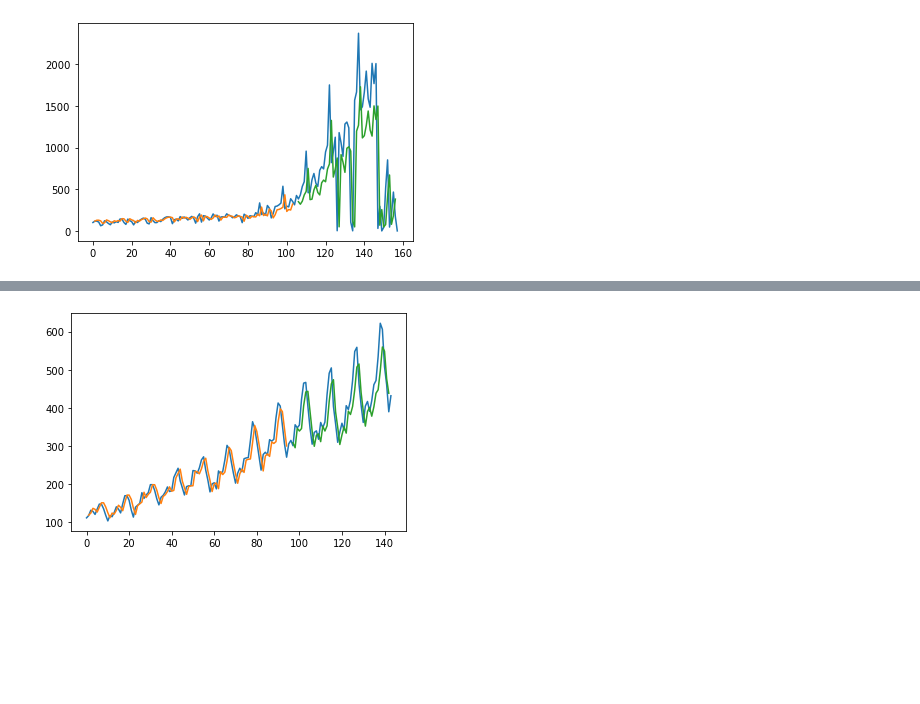
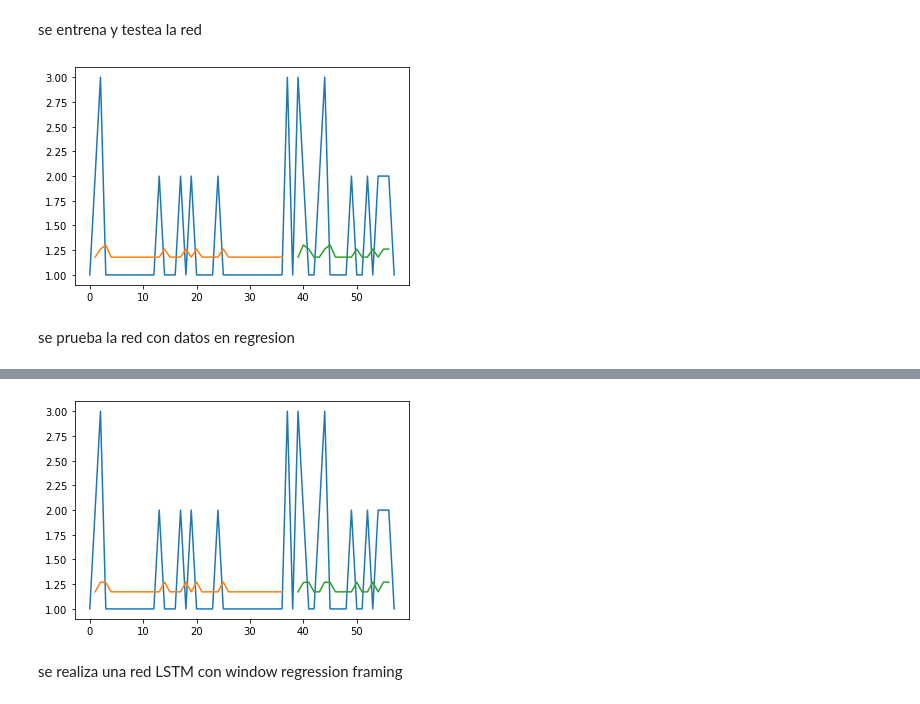
Before and after one commit to robertoneris/taller2-Roberto-Neris-Anibal-Paez, a Jupyter notebook: 4.Taller 2 BigData LSTM.ipynb, the cells around one changed output, grey strips where cells are left out. Cells and saved outputs as stored; diff of their text form; code cells hidden in the pictures; blank space fills up the shorter version.

```diff
--- a/4.Taller 2 BigData LSTM.ipynb
+++ b/4.Taller 2 BigData LSTM.ipynb
@@ -51,9 +54,8 @@ def convertfecha(month_name):
 df_year = df.sort_values('Año')
 df_reorder = df_year.groupby(["Año","Mes"]).count()
 df_back = df_reorder.reset_index()
-df_back = df_back.drop(labels = 437, axis = 0)
 df_fdf = pd.DataFrame(df_back.Titulo).copy()
-df_fdf["fecha"] = df_back.Año + " " + df_back.Mes
+df_fdf["fecha"] = df_back.Año.apply(str)  + " " + df_back.Mes.apply(str)
 df_fdf.reindex(columns = ["fecha","Titulo"])
 df_fdf.rename({"Titulo" :"Publicaciones"},axis = 1)
 # %% [output]
@@ -105,5 +103,5 @@ for i in range(len(list_df_new)):
                 list_df_new[j][0] += 1
 flist_df = []
 for i in range(len(list_df_new)):
-    if ("-" in list_df_new[i][1]) == False and ("." in list_df_new[i][1]) == False and ("Fal" in list_df_new[i][1]) == False and ("Sum" in list_df_new[i][1]) == False and ("Win" in list_df_new[i][1]) == False and  ("Spr" in list_df_new[i][1]) == False:
+    if ("-" in list_df_new[i][1]) == False and ("2020" in list_df_new[i][1]) == False and ("." in list_df_new[i][1]) == False and ("Fal" in list_df_new[i][1]) == False and ("Sum" in list_df_new[i][1]) == False and ("Win" in list_df_new[i][1]) == False and  ("Spr" in list_df_new[i][1]) == False:
         flist_df.append(list_df_new[i])
@@ -119,7 +113,7 @@ cmonths = ["Jan","Feb","Mar","Apr","May","Jun","Jul","Aug","Sep","Oct","Nov","De
 for i in range(len(flist_df)):
     month = flist_df[i][1].split()[1]
     month = month.replace(".","")
-    month = re.sub('[!,*)@#%(&$_?.^:-]', '', month)
+    month = re.sub("[!,*)@#%(&$_?.^:-]'", '', month)
     for j in range(9):
         month = month.replace(str(j),"")
     for k in range(len(months)):
@@ -131,5 +125,4 @@ for i in range(len(flist_df)):
     year = year.replace(" ","")
     month = convertfecha(month)
     new_value = str(year) + "-" + str(month)
-    flist_df[i][1] = new_value
 # %% [output]
@@ -251,3 +229,5 @@ Test Score: 537.80 RMSE
+# %% [markdown]
+se entrena y testea la red
 # %%
 # shift train predictions for plotting
 trainPredictPlot = numpy.empty_like(dataset)
@@ -263,9 +243,11 @@ plt.plot(trainPredictPlot)
 plt.plot(testPredictPlot)
 plt.show()
 # %% [output]
-[figure, old version]
+[figure, new version]
+# %% [markdown]
+se prueba la red con datos en regresion
 # %%
-# LSTM for international airline passengers problem with regression framing
+# LSTM para las publicaciones 2010-2021 con regression framing
 import numpy
 import matplotlib.pyplot as plt
 from pandas import read_csv
@@ -286,7 +268,7 @@ def create_dataset(dataset, look_back=1):
 # fix random seed for reproducibility
 numpy.random.seed(7)
 # load the dataset
-dataframe = read_csv('airline-passengers.csv', usecols=[1], engine='python')
+dataframe = read_csv('publications.csv', usecols=[0], engine='python')
 dataset = dataframe.values
 dataset = dataset.astype('float32')
 # normalize the dataset
@@ -356,2 +338,4 @@ Test Score: 49.93 RMSE
-[figure, old version]
+[figure, new version]
+# %% [markdown]
+se realiza una red LSTM con window regression framing
 # %%
```
Also changed, not shown: parts of 20 cells of this notebook, 11 other files.
